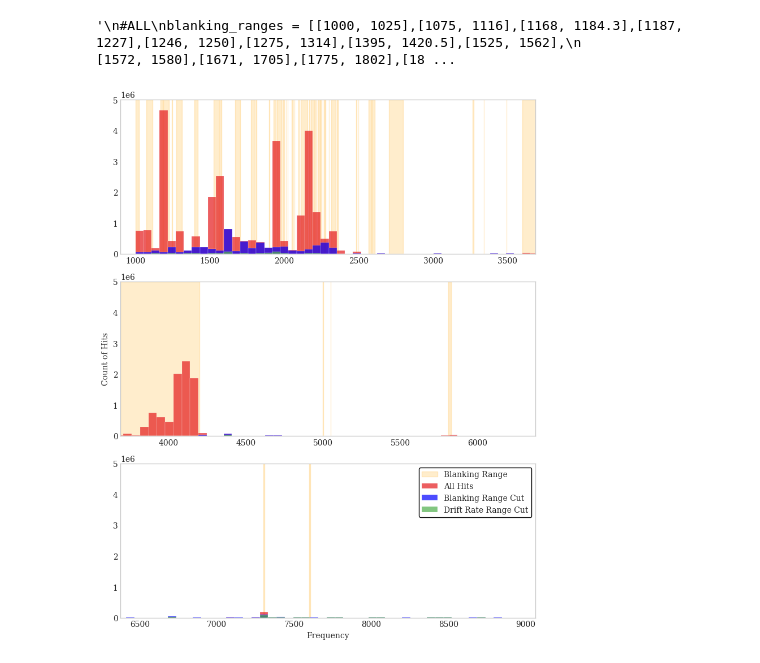
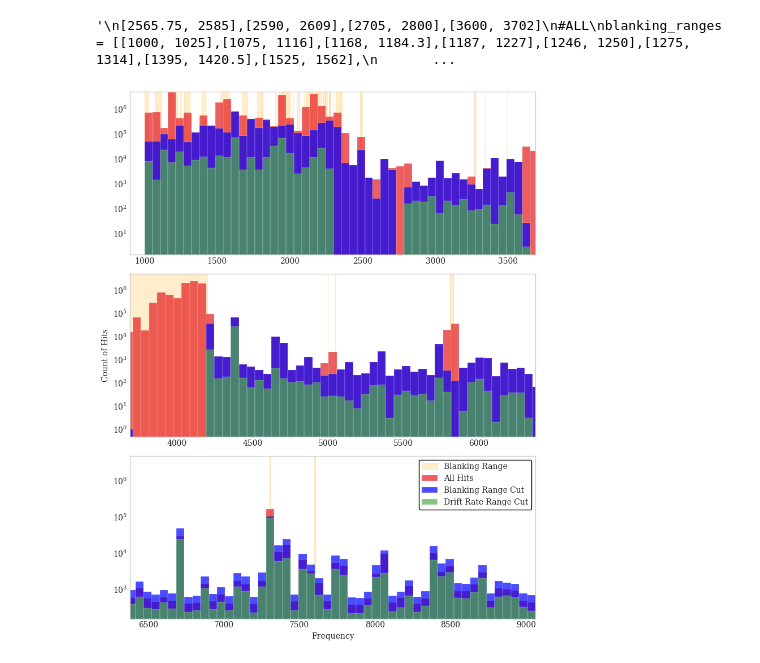
Before and after one commit to valegl04/BL_ATA_Alerts, a Jupyter notebook: ATA/histograms.ipynb, the cells around one changed output. Drawn from its saved outputs; the diff is of its cells as text; code cells hidden in the pictures.

```diff
--- a/ATA/histograms.ipynb
+++ b/ATA/histograms.ipynb
@@ -2,25 +2,25 @@
 import pandas as pd
 import numpy as np
 import matplotlib.pyplot as plt
-import plotly.express as px
+#import plotly.express as px
 '''
 
 '''
 node1 = "Low"
-unblankedfile1 = "summary_data/LOW_1336-4024_beam0000_unblanked"
-filestem1 = "summary_data/LOW_1336-4024_beam00001"
-filtered_bliss1 ="summary_data/LOW_1336-4024_beam0000_final"
+unblankedfile1 = "/datax/scratch/vlopez/summary_data/LOW_1336-4024_beam0000_unblanked"
+filestem1 = "/datax/scratch/vlopez/summary_data/LOW_1336-4024_beam00001"
+filtered_bliss1 ="/datax/scratch/vlopez/summary_data/LOW_1336-4024_beam0000_final"
 
 node2 = "Mid"  # Adjust as needed
-unblankedfile2 = "summary_data/MID_4024-6376_beam0000_unblanked"
-filestem2 = "summary_data/MID_4024-6376_beam0000_2"
-filtered_bliss2 = "summary_data/MID_4024-6376_beam0000_final"
+unblankedfile2 = "/datax/scratch/vlopez/summary_data/MID_4024-6376_beam0000_unblanked"
+filestem2 = "/datax/scratch/vlopez/summary_data/MID_4024-6376_beam0000_2"
+filtered_bliss2 = "/datax/scratch/vlopez/summary_data/MID_4024-6376_beam0000_final"
 
 
 node3 = "High"  # Adjust as needed
-unblankedfile3 = "summary_data/HIGH_6376-9064_beam0000_unblanked"
-filestem3 = "summary_data/HIGH_6376-9064_beam0000_2"
-filtered_bliss3 = "summary_data/HIGH_6376-9064_beam0000_final"
+unblankedfile3 = "/datax/scratch/vlopez/summary_data/HIGH_6376-9064_beam0000_unblanked"
+filestem3 = "/datax/scratch/vlopez/summary_data/HIGH_6376-9064_beam0000_2"
+filtered_bliss3 = "/datax/scratch/vlopez/summary_data/HIGH_6376-9064_beam0000_final"
 
 print("**********************************")
 print("Beginning quick node plotter for:", node1 + "/" + filestem1 + "/" + unblankedfile1 + "/" + filtered_bliss1)
@@ -122,8 +135,7 @@ blanking_rangeslow = [[1000, 1025],[1075, 1116],[1168, 1184.3],[1187, 1227],[124
                       [1999, 2000.5],[2010, 2011],[2022, 2023],[2049, 2054],[2062.3, 2062.8],[2067.3, 2067.8],[2097, 2098],
                       [2110, 2154.6],[2166, 2169.5],[2179, 2203.5],[2211, 2212],[2226, 2227.5],[2237, 2241],[2244, 2248],[2257, 2258],
                       [2269, 2270.3],[2271.3, 2279],[2299, 2301],[2316, 2345],[2353, 2359.5],[2484, 2488],[2497.25, 2498.5],
-                      [2565.75, 2585],[2590, 2609],[2705, 2800],[3264, 3274],[3341, 3343],[3492, 3493],[3600, 3702]]
-
+                      [3264, 3274],[3341, 3343],[3492, 3493]]
 #MID
 blanking_rangesmid = [[3688, 4200],[4999, 5000.9],[5048, 5049.5],[5810, 5830]]
 
@@ -131,6 +143,7 @@ blanking_rangesmid = [[3688, 4200],[4999, 5000.9],[5048, 5049.5],[5810, 5830]]
 blanking_rangeshigh = [[7300, 7307],[7596.5, 7604]]
 
 '''
+[2565.75, 2585],[2590, 2609],[2705, 2800],[3600, 3702]
 #ALL
 blanking_ranges = [[1000, 1025],[1075, 1116],[1168, 1184.3],[1187, 1227],[1246, 1250],[1275, 1314],[1395, 1420.5],[1525, 1562],
                     [1572, 1580],[1671, 1705],[1775, 1802],[1811, 1813],[1899, 1901],[1927, 1945],[1951, 1980],[1990, 1996],
@@ -141,7 +154,7 @@ blanking_ranges = [[1000, 1025],[1075, 1116],[1168, 1184.3],[1187, 1227],[1246,
                     [5048, 5049.5],[5810, 5830],[7300, 7307],[7596.5, 7604]]
 '''
 # %% [output]
-'\n#ALL\nblanking_ranges = [[1000, 1025],[1075, 1116],[1168, 1184.3],[1187, 1227],[1246, 1250],[1275, 1314],[1395, 1420.5],[1525, 1562],\n                    [1572, 1580],[1671, 1705],[1775, 1802],[18 ...
+'\n[2565.75, 2585],[2590, 2609],[2705, 2800],[3600, 3702]\n#ALL\nblanking_ranges = [[1000, 1025],[1075, 1116],[1168, 1184.3],[1187, 1227],[1246, 1250],[1275, 1314],[1395, 1420.5],[1525, 1562],\n       ...
 # %%
 bin = np.linspace(1000, 9064, 150)
 
@@ -157,46 +170,46 @@ for i, (start, end) in enumerate(blanking_rangeshigh):
     ax3.axvspan(start, end, color='orange', alpha=0.2, zorder=0, label='Blanking Range' if i == 0 else "")
 
 
-ax1.hist(unblanked_bliss_results1['Uncorrected_Frequency'],  bins=bin, color='#e41a1c', alpha=0.7, label="All Hits", edgecolor='white', linewidth=0.2)
-ax1.hist(bliss_results1['Uncorrected_Frequency'], bins=bin, color='blue', alpha=0.7, label="Blanking Range Cut", edgecolor='white', linewidth=0.2)
-ax1.hist(final_bliss_results1['Uncorrected_Frequency'], bins=bin, color='#4daf4a', alpha=0.7, label="Drift Rate Range Cut", edgecolor='white', linewidth=0.2)
+ax1.hist(unblanked_bliss_results1['Uncorrected_Frequency'], log=True,  bins=bin, color='#e41a1c', alpha=0.7, label="All Hits", edgecolor='white', linewidth=0.2)
+ax1.hist(bliss_results1['Uncorrected_Frequency'],log=True, bins=bin, color='blue', alpha=0.7, label="Blanking Range Cut", edgecolor='white', linewidth=0.2)
+ax1.hist(final_bliss_results1['Uncorrected_Frequency'], log=True, bins=bin, color='#4daf4a', alpha=0.7, label="Drift Rate Range Cut", edgecolor='white', linewidth=0.2)
 #ax1.set_title(f'{node1} Uncorrected Frequencies with Blanking Ranges')
 #ax1.set_ylabel('Count of Hits')
 ax1.set_xlim(900, 3688)
 ax1.set_ylim(0, 5000000)
 ax1.grid(False)
 
-ax2.hist(unblanked_bliss_results2['Uncorrected_Frequency'], bins=bin, color='#e41a1c', alpha=0.7,label="All Hits", edgecolor='white', linewidth=0.2)
-ax2.hist(bliss_results2['Uncorrected_Frequency'], bins=bin, color='blue', alpha=0.7,label="Blanking Range Cut", edgecolor='white', linewidth=0.2)
-ax2.hist(final_bliss_results2['Uncorrected_Frequency'], bins=bin, color='#4daf4a', alpha=0.7,label="Drift Rate Range Cut", edgecolor='white', linewidth=0.2)
+ax2.hist(unblanked_bliss_results2['Uncorrected_Frequency'],log=True, bins=bin, color='#e41a1c', alpha=0.7,label="All Hits", edgecolor='white', linewidth=0.2)
+ax2.hist(bliss_results2['Uncorrected_Frequency'], log=True,bins=bin, color='blue', alpha=0.7,label="Blanking Range Cut", edgecolor='white', linewidth=0.2)
+ax2.hist(final_bliss_results2['Uncorrected_Frequency'], log=True,bins=bin, color='#4daf4a', alpha=0.7,label="Drift Rate Range Cut", edgecolor='white', linewidth=0.2)
 #ax2.set_title(f'{node2} Uncorrected Frequencies with Blanking Ranges')
 ax2.set_ylabel('Count of Hits')
 ax2.set_xlim(3688, 6376)
 ax2.set_ylim(0, 5000000)
 ax2.grid(False)
 
-ax3.hist(unblanked_bliss_results3['Uncorrected_Frequency'],bins=bin, color='#e41a1c', alpha=0.7,label="All Hits", edgecolor='white', linewidth=0.2)
-ax3.hist(bliss_results3['Uncorrected_Frequency'],bins=bin, color='blue', alpha=0.7,label="Blanking Range Cut", edgecolor='white', linewidth=0.2)
-ax3.hist(final_bliss_results3['Uncorrected_Frequency'], bins=bin, color='#4daf4a', alpha=0.7, label="Drift Rate Range Cut", edgecolor='white', linewidth=0.2)
+ax3.hist(unblanked_bliss_results3['Uncorrected_Frequency'],log=True,bins=bin, color='#e41a1c', alpha=0.7,label="All Hits", edgecolor='white', linewidth=0.2)
+ax3.hist(bliss_results3['Uncorrected_Frequency'],log=True,bins=bin, color='blue', alpha=0.7,label="Blanking Range Cut", edgecolor='white', linewidth=0.2)
+ax3.hist(final_bliss_results3['Uncorrected_Frequency'], log=True,bins=bin, color='#4daf4a', alpha=0.7, label="Drift Rate Range Cut", edgecolor='white', linewidth=0.2)
 #ax3.set_title(f'{node3} Uncorrected Frequencies with Blanking Ranges')
 #ax3.set_ylabel('Count of Hits')
 ax3.set_xlim(6376, 9064)
 ax3.set_ylim(0, 5000000)
 ax3.set_xlabel('Frequency')
 ax3.grid(False)
 
 #style
 plt.style.use('seaborn-v0_8-whitegrid')
 plt.rcParams.update({
     "font.family": "serif",
     "font.size": 10,
     "axes.labelsize": 10,
     "axes.titlesize": 10,
     "legend.fontsize": 10
 })
 plt.legend(loc='upper right', frameon=True, framealpha=1, edgecolor='black')
 plt.tight_layout()
 
 plt.show()
 # %% [output]
-[figure, old version]
+[figure, new version]
```
Also changed, not shown: parts of 2 cells of this notebook, 2 other files.
